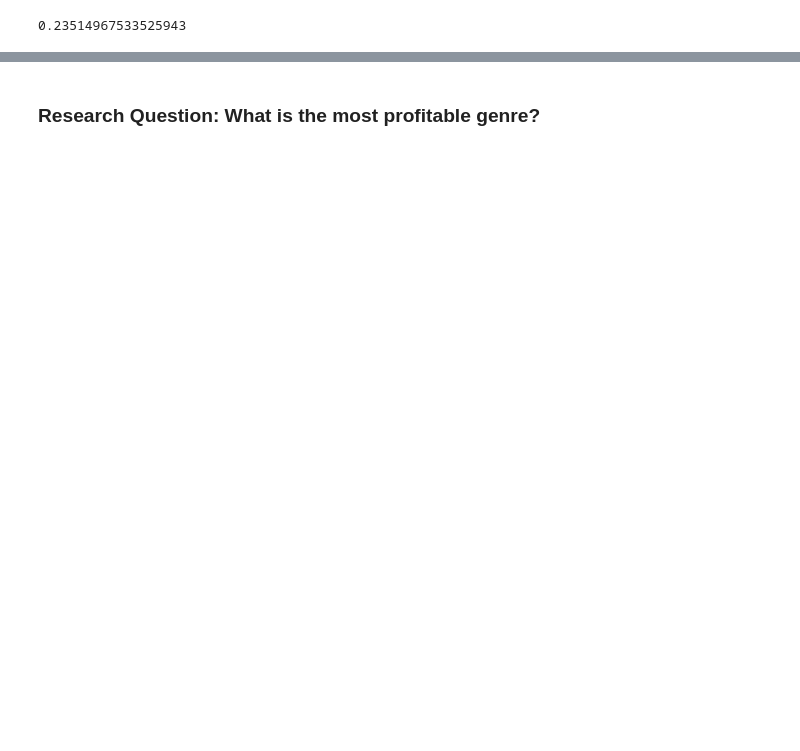
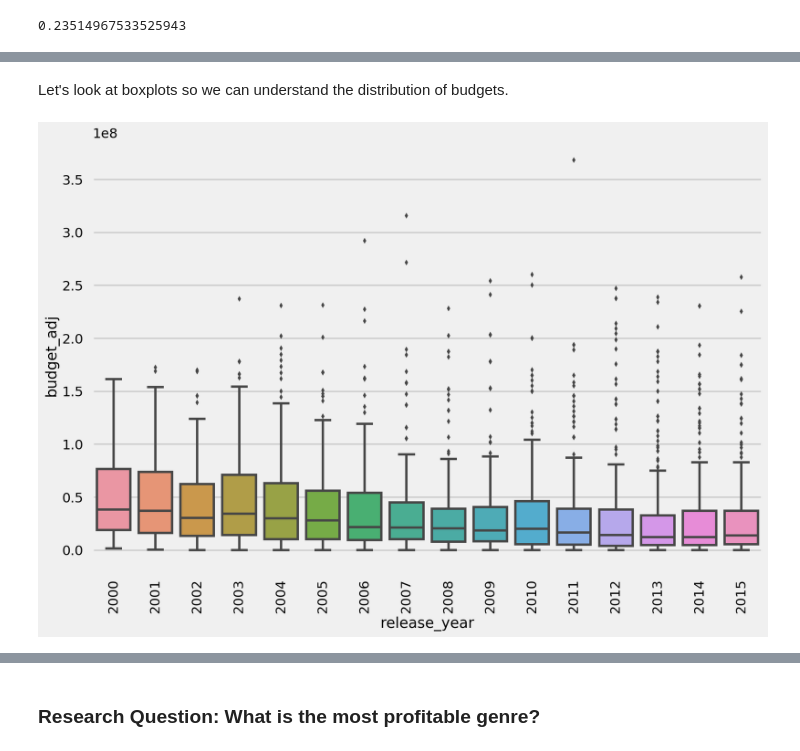
Before and after one commit to kennethn/data-analyst-nanodegree, a Jupyter notebook: 2_Investigate_A_Dataset/2_Investigate_A_Dataset.ipynb, the cells around one changed output, grey strips where cells are left out. Saved outputs shown, nothing was run; the diff lists cells and outputs as text; code cells hidden in the pictures; blank space fills up the shorter version.

```diff
--- a/2_Investigate_A_Dataset/2_Investigate_A_Dataset.ipynb
+++ b/2_Investigate_A_Dataset/2_Investigate_A_Dataset.ipynb
@@ -344,0 +356,12 @@ df['runtime'].corr(df['net_income'])
+# %% [markdown]
+Let's look at boxplots so we can understand the distribution of budgets.
+# %%
+# Drop movies with 0 budget, only year 2000+
+df2000 = df.query('budget_adj > 0 & release_year >= 2000')
+ax = sns.boxplot(x='release_year',
+                 y='budget_adj',
+                 data=df2000)
+ax.set_xticklabels(ax.get_xticklabels(), rotation=90)
+plt.show()
+# %% [output]
+[figure, added]
```
Also changed, not shown: parts of 19 cells of this notebook.
